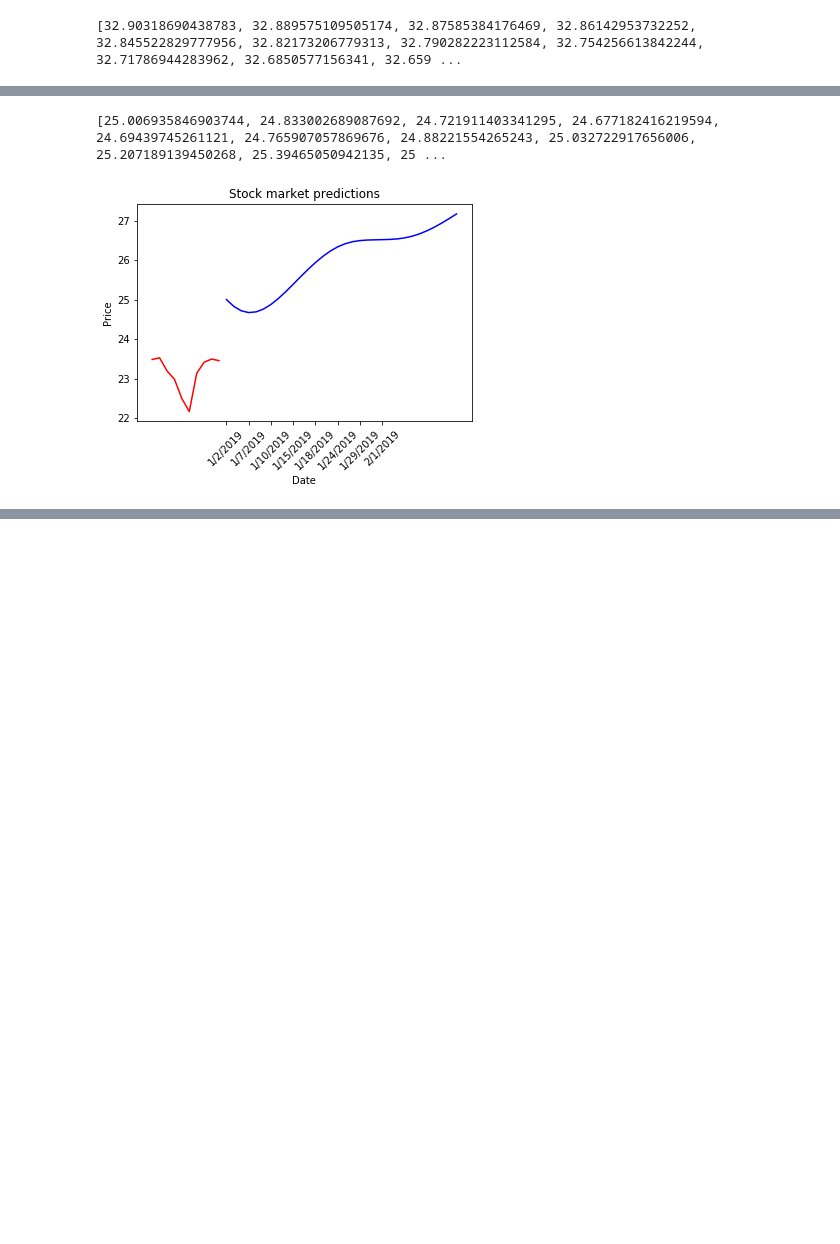
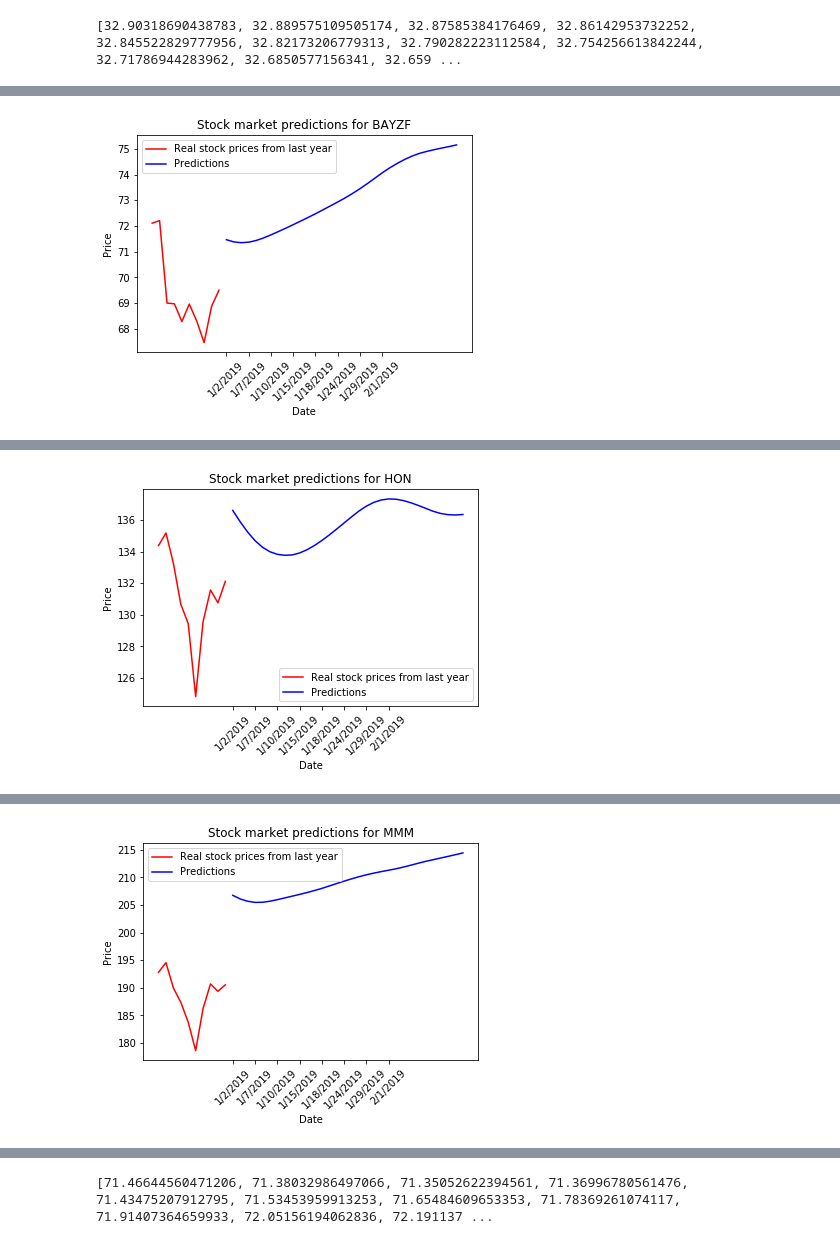
Before and after one commit to gajankumar1016/Datathon2019, a Jupyter notebook: StockPrediction2.ipynb, the cells around one changed output, grey strips where cells are left out. Saved outputs shown, nothing was run; the diff lists cells and outputs as text; code cells hidden in the pictures; blank space fills up the shorter version.

Commit message:
Generated predictions for January/February 2019

```diff
--- a/StockPrediction2.ipynb
+++ b/StockPrediction2.ipynb
@@ -198,37 +210,28 @@ Epoch 2/2
-# %%
-df_predict = load_data('./Data Given/submission_template.csv', dropna=False)
-df_predict['Close'] = 0.
-df_predict['3day MA'] = 0.
-df_predict['10day MA'] = 0.
-df_predict['30day MA'] = 0.
-df_predict['Std_dev'] = 0.
-
-predict_data = df_predict[['Close', 'Month_sin', 'Month_cos', 'Day_sin', 'Day_cos', '3day MA', '10day MA', '30day MA', 'Std_dev']]
-predict_data_scaled = sc.transform(predict_data)
-# predict_data_scaled = predict_data_scaled.loc[:].values
-
-total_data = np.concatenate((training_set_scaled, predict_data_scaled))
-
-num_days = len(df_predict)
-predicted_stock_prices = predict_stock_prices(total_data, chunk_size, num_days, len(predict_data_scaled), sc=sc, model=model)
-print(predicted_stock_prices)
-
-
-# df.to_csv('Team50_Undergrad.csv')
-# %% [output]
-[25.006935846903744, 24.833002689087692, 24.721911403341295, 24.677182416219594, 24.69439745261121, 24.765907057869676, 24.88221554265243, 25.032722917656006, 25.207189139450268, 25.39465050942135, 25 ...
 # %%
+def plot_predictions(company_name, input_data, df_predict, predicted_stock_prices):
+    ys = list(input_data[-10:, 0])
+    xs = range(len(ys))
+    plt.figure()
+    plt.plot(xs, ys, color='red', label='Real stock prices from last year')
 
-ys = list(input_data[-10:, 0])
-xs = range(len(ys))
-plt.plot(xs, ys, color='red', label='Real stock prices from last year')
+    plt.plot(range(10, 10+len(predicted_stock_prices)), predicted_stock_prices, color='blue', label='Predictions')
 
-plt.plot(range(10, 10+len(predicted_stock_prices)), predicted_stock_prices, color='blue', label='Predictions')
-
-plt.xticks(range(10, len(df_predict), 3), df_predict['Date'].loc[::3], rotation=45)
-plt.title("Stock market predictions")
-plt.xlabel('Date')
-plt.ylabel('Price')
-plt.show()
+    plt.xticks(range(10, len(df_predict), 3), df_predict['Date'].loc[::3], rotation=45)
+    plt.title("Stock market predictions for {}".format(company_name))
+    plt.xlabel('Date')
+    plt.ylabel('Price')
+    plt.legend()
+    plt.savefig("{}_2019_predictions.png".format(company_name))
+    plt.show()
-# %% [output]
-[figure, removed]
+# %%
+company_files = ['BAYZF.csv', 'HON.csv', 'MMM.csv', 'SYF.csv']
+
+total_predictions = []
+for fname in company_files:
+    fpath = './Data Given/' + fname
+    company = fname.split('.')[0]
+    input_data, df_predict, predicted_stock_prices = get_2019_predictions(fpath)
+    assert(len(predicted_stock_prices) == 32)
+    plot_predictions(company, input_data, df_predict, predicted_stock_prices)
+    total_predictions.extend(predicted_stock_prices)
+# %% [output]
@@ -234,0 +242 @@ plt.show()
+[figure, added]
@@ -234,0 +247 @@ plt.show()
+[figure, added]
@@ -234,0 +252 @@ plt.show()
+[figure, added]
@@ -234,0 +258 @@ plt.show()
+[71.46644560471206, 71.38032986497066, 71.35052622394561, 71.36996780561476, 71.43475207912795, 71.53453959913253, 71.65484609653353, 71.78369261074117, 71.91407364659933, 72.05156194062836, 72.191137 ...
```
Also changed, not shown: parts of 4 cells of this notebook, 5 other files.
